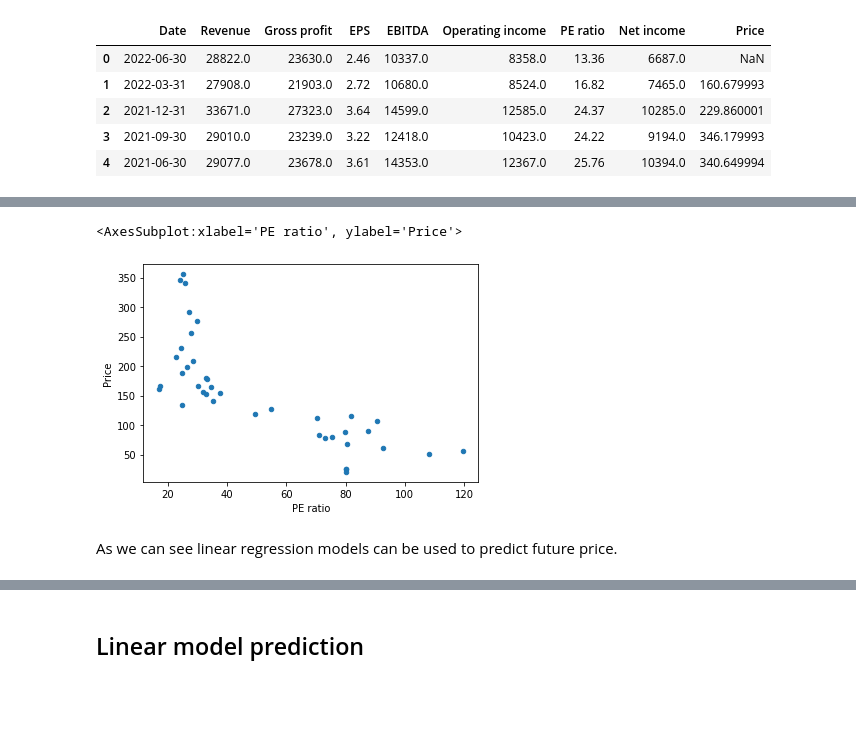
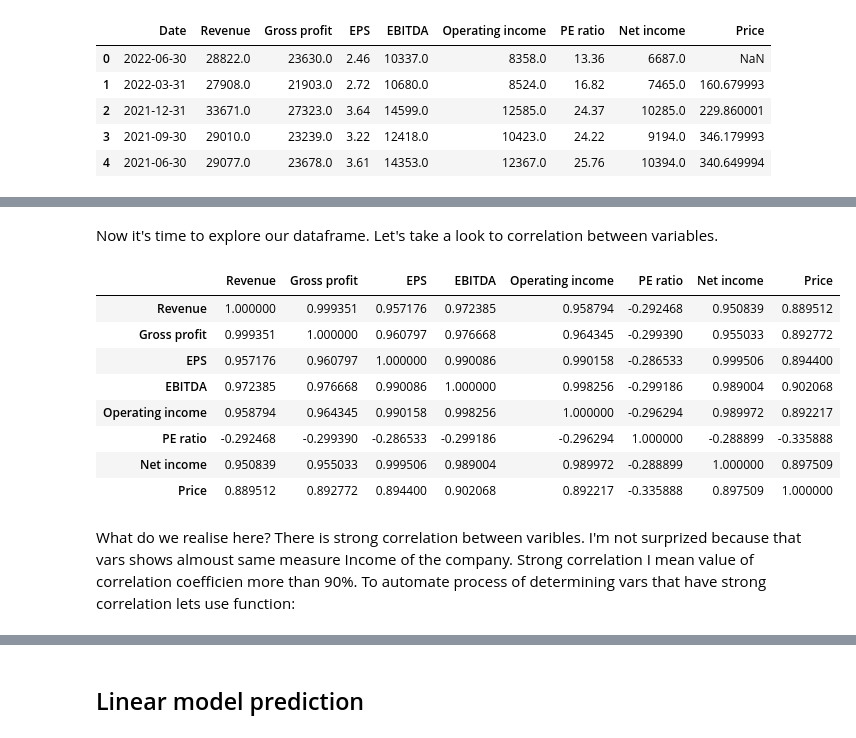
Before and after one commit to myredex/meta_stock_price_prediction, a Jupyter notebook: meta_ink_pred.ipynb, the cells around one changed output, grey strips where cells are left out. Cells and saved outputs as stored; diff of their text form; code cells hidden in the pictures; blank space fills up the shorter version.

```diff
--- a/meta_ink_pred.ipynb
+++ b/meta_ink_pred.ipynb
@@ -394,7 +372,17 @@ price_rev_df_shifted.plot(x='EBITDA', y='Price', kind="scatter")
-# %%
-price_rev_df_shifted[price_rev_df_shifted['PE ratio'] < 1200].plot(x='PE ratio', y='Price', kind="scatter")
-# %% [output]
-<AxesSubplot:xlabel='PE ratio', ylabel='Price'>
-[figure, removed]
-# %% [markdown]
-As we can see linear regression models can be used to predict future price.
+# %% [markdown]
+Now it's time to explore our dataframe. Let's take a look to correlation between variables.
+# %%
+# Build correlation matrix
+clean_price_rev_df.corr()
+# %% [output]
+|  | Revenue | Gross profit | EPS | EBITDA | Operating income | PE ratio | Net income | Price |
+| Revenue | 1.000000 | 0.999351 | 0.957176 | 0.972385 | 0.958794 | -0.292468 | 0.950839 | 0.889512 |
+| Gross profit | 0.999351 | 1.000000 | 0.960797 | 0.976668 | 0.964345 | -0.299390 | 0.955033 | 0.892772 |
+| EPS | 0.957176 | 0.960797 | 1.000000 | 0.990086 | 0.990158 | -0.286533 | 0.999506 | 0.894400 |
+| EBITDA | 0.972385 | 0.976668 | 0.990086 | 1.000000 | 0.998256 | -0.299186 | 0.989004 | 0.902068 |
+| Operating income | 0.958794 | 0.964345 | 0.990158 | 0.998256 | 1.000000 | -0.296294 | 0.989972 | 0.892217 |
+| PE ratio | -0.292468 | -0.299390 | -0.286533 | -0.299186 | -0.296294 | 1.000000 | -0.288899 | -0.335888 |
+| Net income | 0.950839 | 0.955033 | 0.999506 | 0.989004 | 0.989972 | -0.288899 | 1.000000 | 0.897509 |
+| Price | 0.889512 | 0.892772 | 0.894400 | 0.902068 | 0.892217 | -0.335888 | 0.897509 | 1.000000 |
+# %% [markdown]
+What do we realise here? There is strong correlation between varibles. I'm not surprized because that vars shows almoust same measure Income of the company. Strong correlation I mean value of correlation coefficien more than 90%. To automate process of determining vars that have strong correlation lets use function:
```
Also changed, not shown: parts of 18 cells of this notebook.
